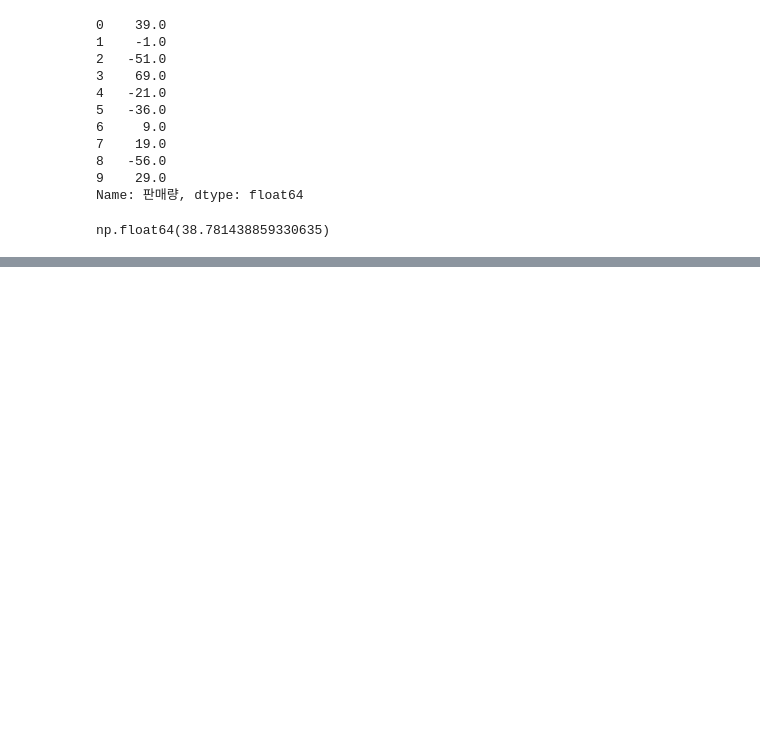
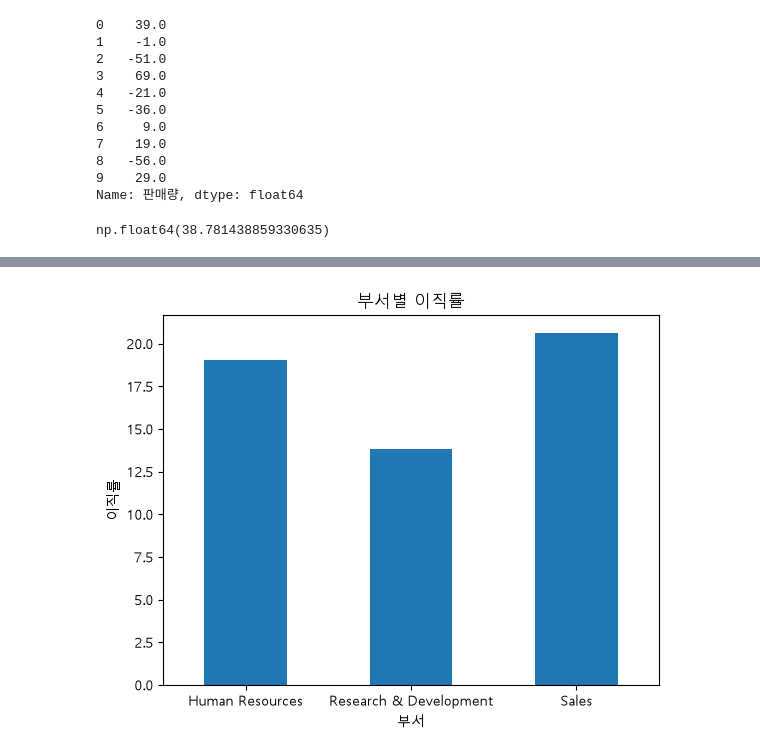
Before and after one commit to fdsa0317/kdt-data-analysis, a Jupyter notebook: 복습.ipynb, the cells around one changed output, grey strips where cells are left out. Drawn from its saved outputs; the diff is of its cells as text; code cells hidden in the pictures; blank space fills up the shorter version.

```diff
--- a/복습.ipynb
+++ b/복습.ipynb
@@ -175,3 +175,20 @@ df["편차제곱"].mean() ** 0.5
 9    29.0
 Name: 판매량, dtype: float64
 np.float64(38.781438859330635)
+# %%
+import os
+import matplotlib.pyplot as plt
+import pandas as pd
+import seaborn as sns
+
+# 윈도우 맑은 고딕 설정
+plt.rcParams['font.family'] = 'Malgun Gothic'
+plt.rcParams['axes.unicode_minus'] = False  # 마이너스 기호 깨짐 방지
+# %%
+base_path = r"E:\kdt_0900_sal\data_analysis\resource\dataset"
+file_name = r"hr_employee_attrition.csv"
+
+file_path = os.path.join(base_path, file_name)
+# %%
+hr_df = pd.read_csv(file_path)
+hr_df
@@ -177,0 +209,17 @@ np.float64(38.781438859330635)
+# %%
+# ==============================================================================
+# [실습 문제 1] 부서별(Department) 이직률 분석
+# ==============================================================================
+# 1. 부서별(Department) 이직 여부(Attrition)의 비율(%) 구하기
+# 2. 부서별 이직률을 비교할 수 있는 막대 그래프(Bar plot) 시각화
+# 3. 가장 이직률이 높은 부서 간단히 작성
+
+department_attrition = hr_df.groupby("Department")["Attrition"].apply(lambda x: (x == "Yes").mean() * 100)
+department_attrition.plot(kind="bar")
+plt.title("부서별 이직률")
+plt.xlabel("부서")
+plt.ylabel("이직률")
+plt.xticks(rotation=0)
+plt.show()
+# %% [output]
+[figure, added]
```
Also changed, not shown: parts of 4 cells of this notebook.
